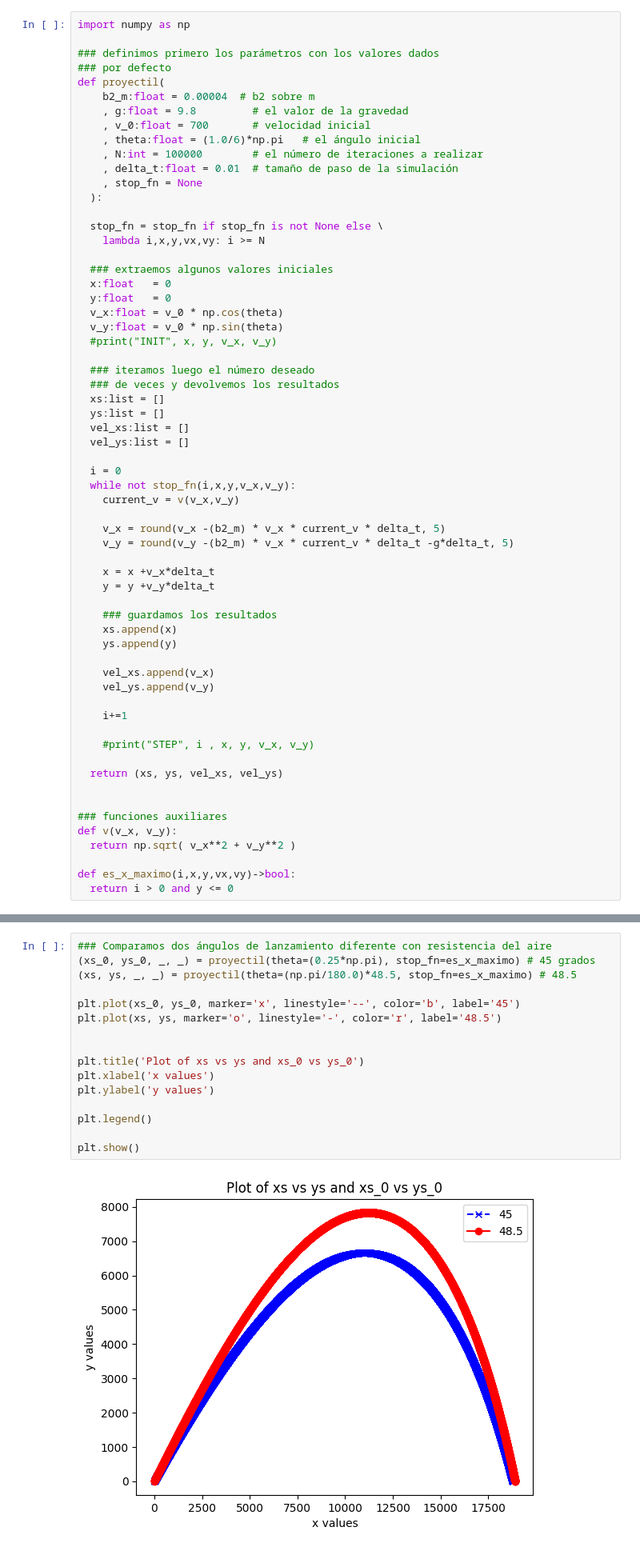
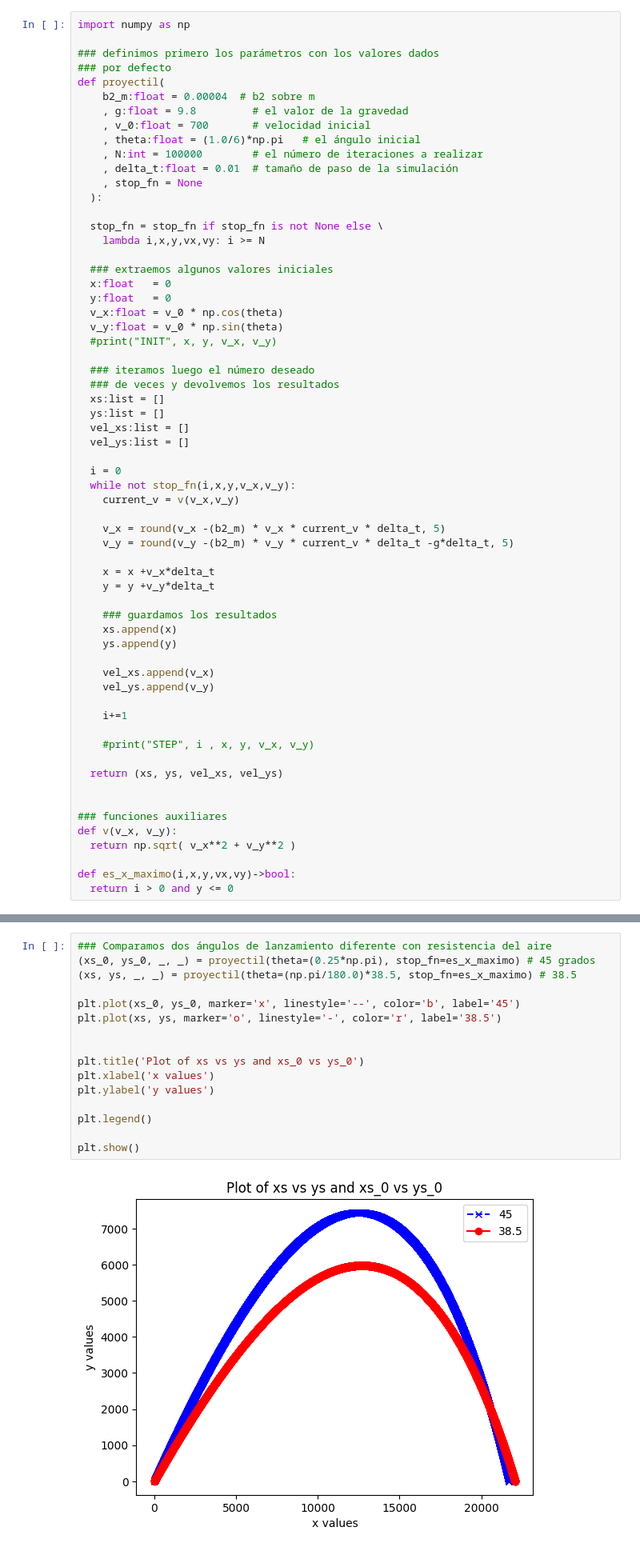
Before and after one commit to BrianDL/fisica_computacional, a Jupyter notebook: euler.ipynb, the cells around one changed output, grey strips where cells are left out. Shown at 80% size. Cells and saved outputs as stored; diff of their text form.

```diff
--- a/euler.ipynb
+++ b/euler.ipynb
@@ -37,7 +37,7 @@ def proyectil(
     current_v = v(v_x,v_y)
 
     v_x = round(v_x -(b2_m) * v_x * current_v * delta_t, 5)
-    v_y = round(v_y -(b2_m) * v_x * current_v * delta_t -g*delta_t, 5)
+    v_y = round(v_y -(b2_m) * v_y * current_v * delta_t -g*delta_t, 5)
 
     x = x +v_x*delta_t
     y = y +v_y*delta_t
@@ -190,18 +189,18 @@ MÁXIMO_ALCANCE_HORIZONTAL (48.5, 18898.77918719998)
 # %%
 ### Comparamos dos ángulos de lanzamiento diferente con resistencia del aire
 (xs_0, ys_0, _, _) = proyectil(theta=(0.25*np.pi), stop_fn=es_x_maximo) # 45 grados
-(xs, ys, _, _) = proyectil(theta=(np.pi/180.0)*48.5, stop_fn=es_x_maximo) # 48.5
+(xs, ys, _, _) = proyectil(theta=(np.pi/180.0)*38.5, stop_fn=es_x_maximo) # 38.5
 
 plt.plot(xs_0, ys_0, marker='x', linestyle='--', color='b', label='45')
-plt.plot(xs, ys, marker='o', linestyle='-', color='r', label='48.5')
+plt.plot(xs, ys, marker='o', linestyle='-', color='r', label='38.5')
 
 
 plt.title('Plot of xs vs ys and xs_0 vs ys_0')
 plt.xlabel('x values')
 plt.ylabel('y values')
 
 plt.legend()
 
 plt.show()
 # %% [output]
-[figure, old version]
+[figure, new version]
```
Also changed, not shown: parts of 3 cells of this notebook.
